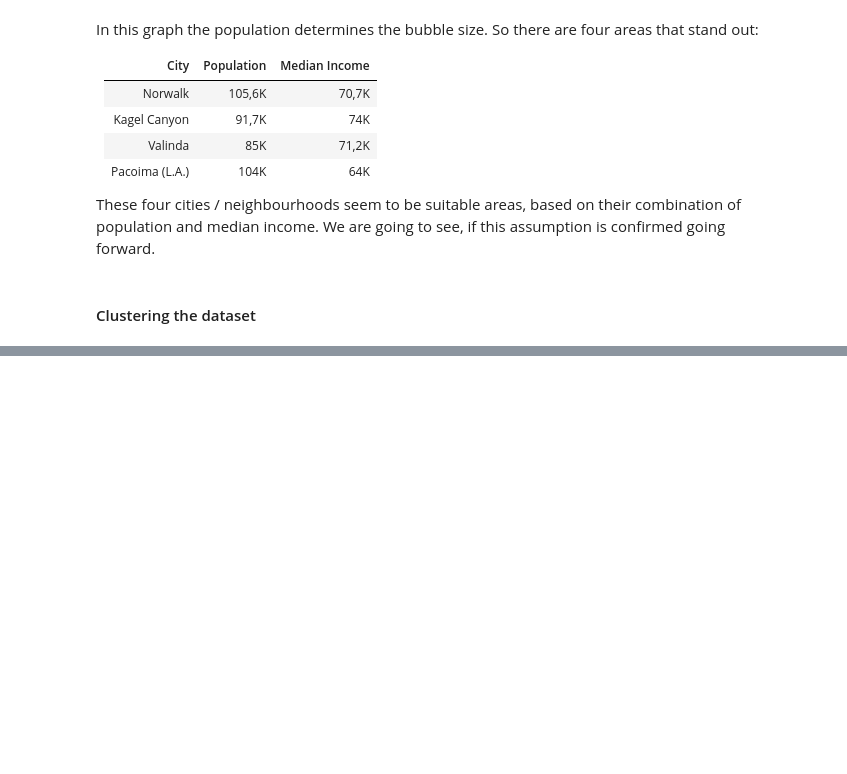
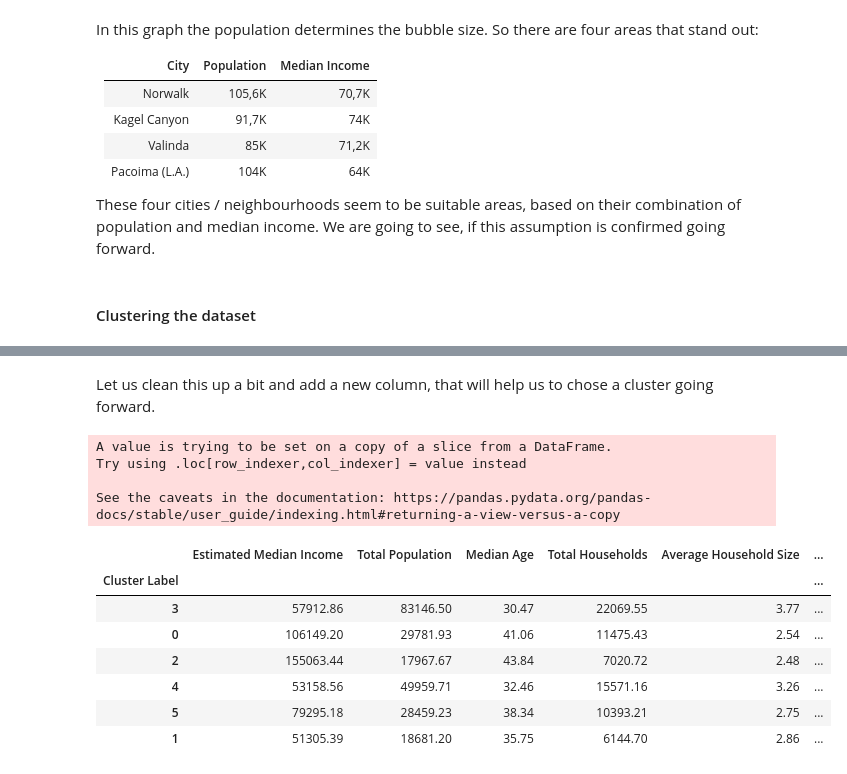
Before and after one commit to Elydora/Coursera_Capstone, a Jupyter notebook: Project/capstone-project.ipynb, the cells around one changed output, grey strips where cells are left out. Saved outputs shown, nothing was run; the diff lists cells and outputs as text; code cells hidden in the pictures; blank space fills up the shorter version.

```diff
--- a/Project/capstone-project.ipynb
+++ b/Project/capstone-project.ipynb
@@ -338,0 +393,28 @@ this assumption is confirmed going forward.
+# %% [markdown]
+Let us clean this up a bit and add a new column, that will help us to chose
+a cluster going forward.
+# %%
+clusters = cluster_df[['Estimated Median Income', 'Total Population',
+                       'Median Age', 'Total Households', 'Average Household '
+                                                         'Size']]
+
+clusters['Decision Factor'] = \
+    ( ( clusters['Total Population'] * 1.2 ) *
+      clusters['Estimated Median Income']) / 100000
+clusters_r = clusters.round(2)
+clusters_r
+clusters_sorted = clusters_r.sort_values(by='Decision Factor', ascending=False)
+clusters_sorted
+# %% [output]
+A value is trying to be set on a copy of a slice from a DataFrame.
+Try using .loc[row_indexer,col_indexer] = value instead
+
+See the caveats in the documentation: https://pandas.pydata.org/pandas-docs/stable/user_guide/indexing.html#returning-a-view-versus-a-copy
+|  | Estimated Median Income | Total Population | Median Age | Total Households | Average Household Size | ... |
+| Cluster Label |  |  |  |  |  | ... |
+| 3 | 57912.86 | 83146.50 | 30.47 | 22069.55 | 3.77 | ... |
+| 0 | 106149.20 | 29781.93 | 41.06 | 11475.43 | 2.54 | ... |
+| 2 | 155063.44 | 17967.67 | 43.84 | 7020.72 | 2.48 | ... |
+| 4 | 53158.56 | 49959.71 | 32.46 | 15571.16 | 3.26 | ... |
+| 5 | 79295.18 | 28459.23 | 38.34 | 10393.21 | 2.75 | ... |
+| 1 | 51305.39 | 18681.20 | 35.75 | 6144.70 | 2.86 | ... |
```
Also changed, not shown: parts of 14 cells of this notebook.
